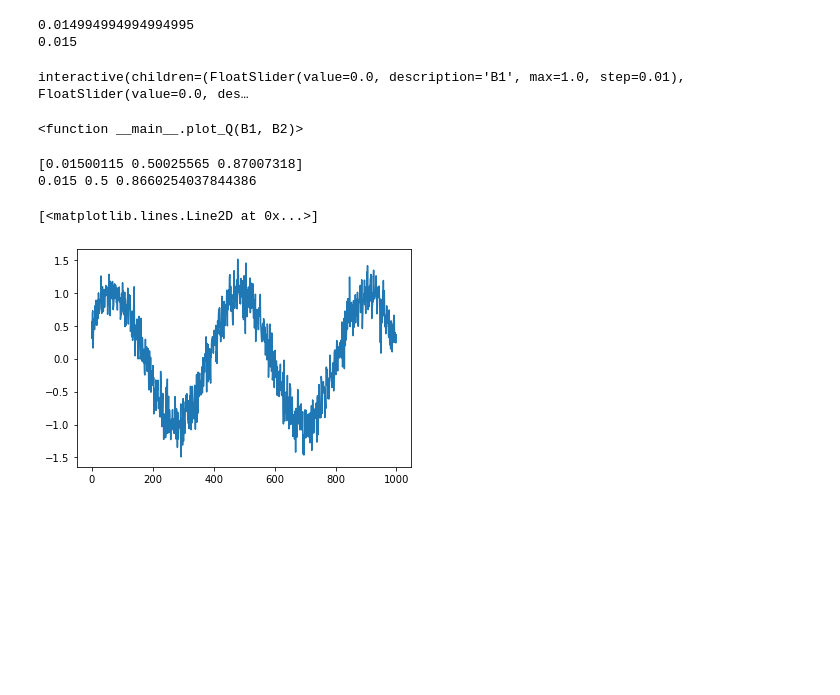
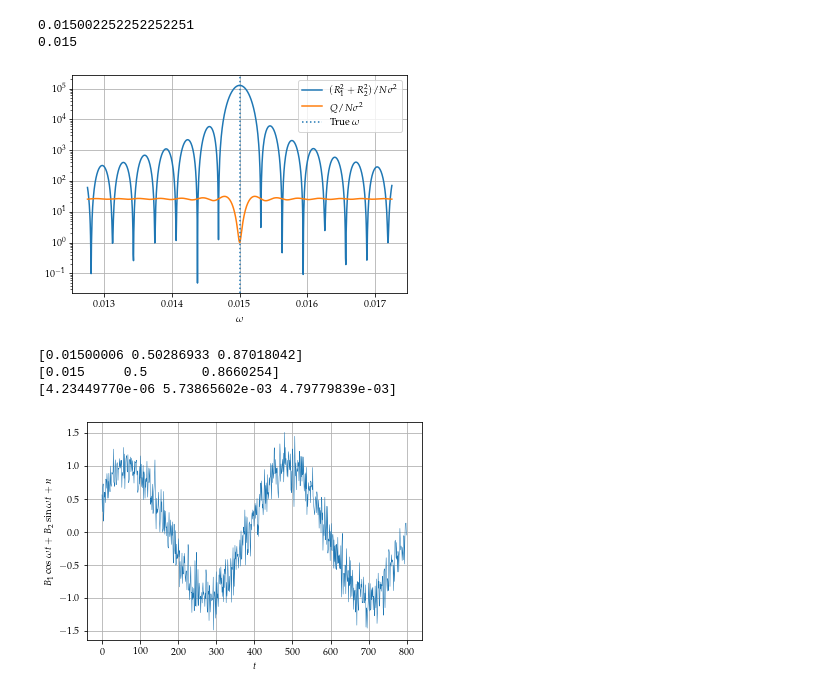
Before and after one commit to jacopok/notes, a Jupyter notebook: ap_third_semester/astrostat_homework/exercise_10.ipynb, the cells around one changed output. Cells and saved outputs as stored; diff of their text form; code cells hidden in the pictures; blank space fills up the shorter version.

```diff
--- a/ap_third_semester/astrostat_homework/exercise_10.ipynb
+++ b/ap_third_semester/astrostat_homework/exercise_10.ipynb
@@ -3,5 +10,5 @@ from ipywidgets import interact
 # %%
-N = 10000
+N = 20_000
 t = np.arange(N)
 omega_true = 0.015
 sigma = 0.2
@@ -12,25 +19,23 @@ rng = np.random.default_rng(seed=42)
 noise = rng.standard_normal(size=N) * sigma
 signal = B1_true * np.cos(omega_true * t) + B2_true * np.sin(omega_true * t) + noise
 # %%
-omegas = np.linspace(0.01, 0.02, num=1000)
+# omegas = np.linspace(0.01, 0.02, num=1000)
+omegas = np.linspace(omega_true*.85, omega_true*1.15, num=1000)
 R1 = np.sum(signal[np.newaxis, :] * np.cos(omegas[:, np.newaxis] * t[np.newaxis, :]), axis=1)
 R2 = np.sum(signal[np.newaxis, :] * np.sin(omegas[:, np.newaxis] * t[np.newaxis, :]), axis=1)
 
-def plot_Q(B1, B2):
+def Q(r, theta):
+    B1 = r * np.sin(theta)
+    B2 = r * np.cos(theta)
     f = B1 * np.cos(omegas[:, np.newaxis] * t[np.newaxis, :]) + B2 * np.sin(omegas[:, np.newaxis] * t[np.newaxis, :])
-    Q = np.sum((signal[np.newaxis, :] - f)**2, axis=1)
-    plt.plot(omegas, Q)
+    return np.sum((signal[np.newaxis, :] - f)**2, axis=1)
+
+def plot_Q(*args):
+    plt.plot(omegas, Q(*args))
 
 square_error = (R1**2 + R2**2) / N
 print(omegas[np.argmax(square_error)])
 print(omega_true)
 # %% [output]
-0.014994994994994995
+0.015002252252252251
 0.015
-# %%
-# plt.plot(omegas, (R1**2 + R2**2) / N)
-# plt.plot(omegas, Q)
-interact(plot_Q, B1=(0, 1, .01), B2=(0, 1, .01))
-# %% [output]
-interactive(children=(FloatSlider(value=0.0, description='B1', max=1.0, step=0.01), FloatSlider(value=0.0, des…
-<function __main__.plot_Q(B1, B2)>
@@ -37,3 +44,13 @@ interactive(children=(FloatSlider(value=0.0, description='B1', max=1.0, step=0.0
+# %%
+plt.semilogy(omegas, (R1**2 + R2**2) / N / sigma**2, label='$(R_1^2 + R_2^2)/N\\sigma^2$')
+plt.semilogy(omegas, Q(1, np.pi/6) / N/ sigma**2, label='$Q/N\\sigma^2$')
+plt.axvline(omega_true, label='True $\\omega$', ls=':')
+plt.xlabel('$\\omega$')
+plt.legend()
+plt.grid('on')
+plt.savefig('figures/chisquare_omega.pdf')
+# %% [output]
+[figure, added]
 # %%
 from scipy.optimize import minimize
 
@@ -46,11 +63,19 @@ res = minimize(fun, [.01, 1, 1], args=(t, signal), method='Nelder-Mead')
-# %%
-print(res.x)
-print(omega_true, B1_true, B2_true)
-# %% [output]
-[0.01500115 0.50025565 0.87007318]
-0.015 0.5 0.8660254037844386
-# %%
-plt.plot(t[:1000], signal[:1000])
-# %% [output]
-[<matplotlib.lines.Line2D at 0x...>]
-[figure, removed]
+# %%
+num_solution = np.array(res.x)
+true_solution = np.array([omega_true, B1_true, B2_true])
+
+print(num_solution)
+print(true_solution)
+print(abs(num_solution - true_solution) / true_solution)
+# %% [output]
+[0.01500006 0.50286933 0.87018042]
+[0.015     0.5       0.8660254]
+[4.23449770e-06 5.73865602e-03 4.79779839e-03]
+# %%
+plt.plot(t[:800], signal[:800], lw=.5)
+plt.xlabel('$t$')
+plt.ylabel('$B_1 \\cos \\omega t + B_2 \\sin \\omega t + n$')
+plt.grid('on')
+plt.savefig('figures/signal.pdf')
+# %% [output]
+[figure, added]
```
Also changed, not shown: parts of 4 cells of this notebook, 9 other files.
